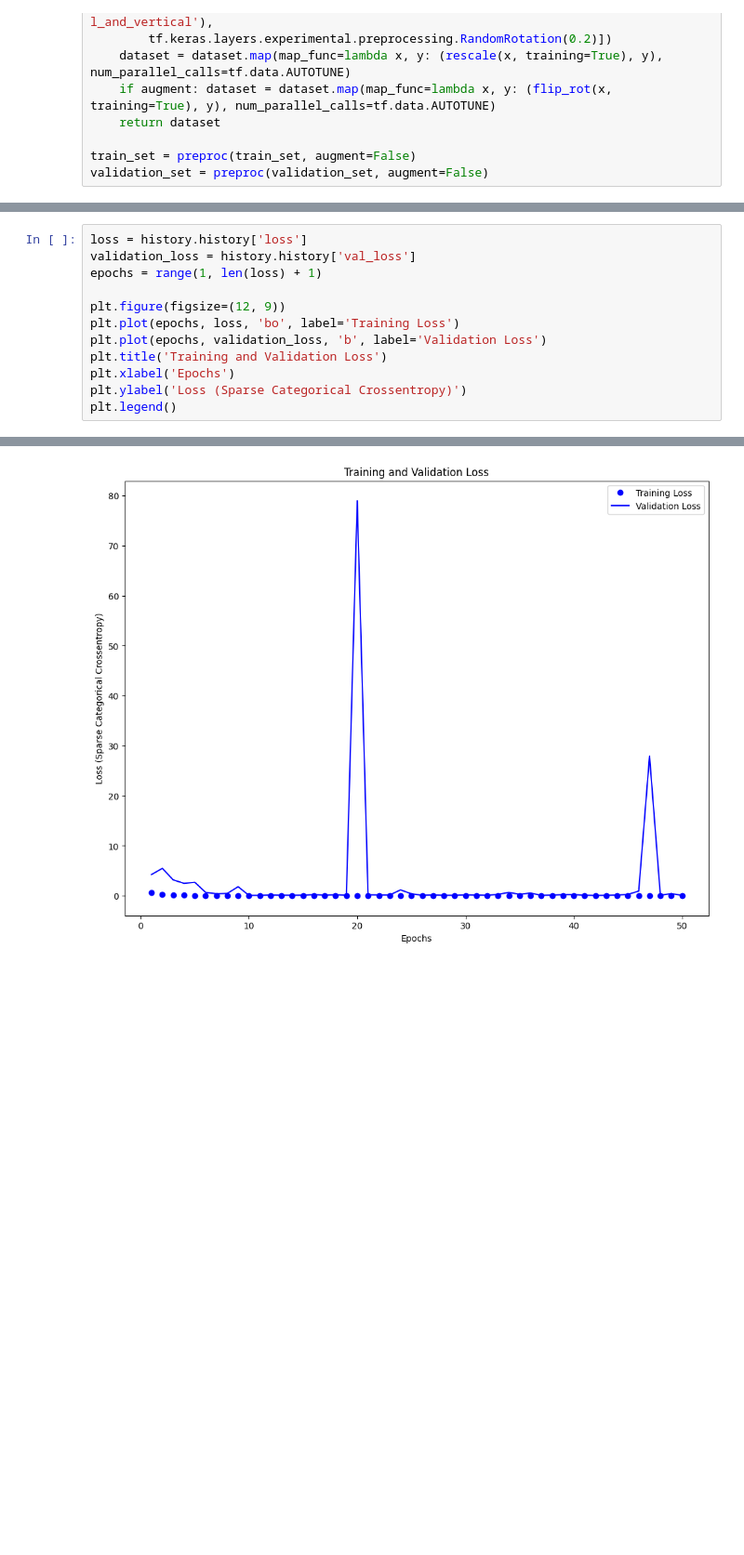
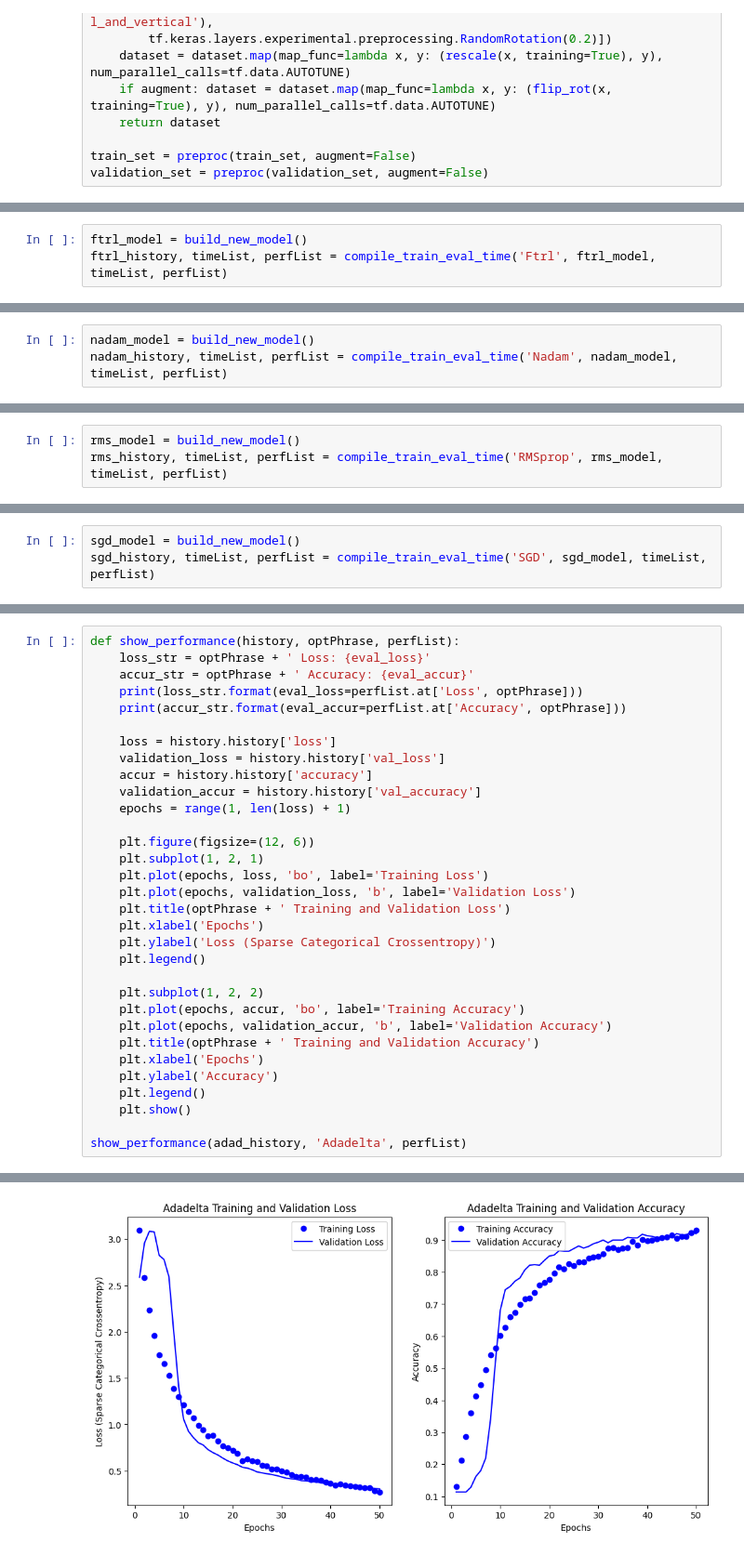
Before and after one commit to bradbrookfield1/Machine-Learning-Spectrogram-CNN-Project, a Jupyter notebook: mnistCNN.ipynb, the cells around one changed output, grey strips where cells are left out. Shown at 93% size. Saved outputs shown, nothing was run; the diff lists cells and outputs as text; blank space fills up the shorter version.

```diff
--- a/mnistCNN.ipynb
+++ b/mnistCNN.ipynb
@@ -190,0 +304,3 @@ Epoch 50/50
+# %%
+ftrl_model = build_new_model()
+ftrl_history, timeList, perfList = compile_train_eval_time('Ftrl', ftrl_model, timeList, perfList)
@@ -190,0 +325,3 @@ Epoch 50/50
+# %%
+nadam_model = build_new_model()
+nadam_history, timeList, perfList = compile_train_eval_time('Nadam', nadam_model, timeList, perfList)
@@ -190,0 +346,3 @@ Epoch 50/50
+# %%
+rms_model = build_new_model()
+rms_history, timeList, perfList = compile_train_eval_time('RMSprop', rms_model, timeList, perfList)
@@ -190,0 +367,3 @@ Epoch 50/50
+# %%
+sgd_model = build_new_model()
+sgd_history, timeList, perfList = compile_train_eval_time('SGD', sgd_model, timeList, perfList)
@@ -191,13 +388,33 @@ Epoch 50/50
 # %%
-loss = history.history['loss']
-validation_loss = history.history['val_loss']
-epochs = range(1, len(loss) + 1)
+def show_performance(history, optPhrase, perfList):
+    loss_str = optPhrase + ' Loss: {eval_loss}'
+    accur_str = optPhrase + ' Accuracy: {eval_accur}'
+    print(loss_str.format(eval_loss=perfList.at['Loss', optPhrase]))
+    print(accur_str.format(eval_accur=perfList.at['Accuracy', optPhrase]))
 
-plt.figure(figsize=(12, 9))
-plt.plot(epochs, loss, 'bo', label='Training Loss')
-plt.plot(epochs, validation_loss, 'b', label='Validation Loss')
-plt.title('Training and Validation Loss')
-plt.xlabel('Epochs')
-plt.ylabel('Loss (Sparse Categorical Crossentropy)')
-plt.legend()
+    loss = history.history['loss']
+    validation_loss = history.history['val_loss']
+    accur = history.history['accuracy']
+    validation_accur = history.history['val_accuracy']
+    epochs = range(1, len(loss) + 1)
+
+    plt.figure(figsize=(12, 6))
+    plt.subplot(1, 2, 1)
+    plt.plot(epochs, loss, 'bo', label='Training Loss')
+    plt.plot(epochs, validation_loss, 'b', label='Validation Loss')
+    plt.title(optPhrase + ' Training and Validation Loss')
+    plt.xlabel('Epochs')
+    plt.ylabel('Loss (Sparse Categorical Crossentropy)')
+    plt.legend()
+
+    plt.subplot(1, 2, 2)
+    plt.plot(epochs, accur, 'bo', label='Training Accuracy')
+    plt.plot(epochs, validation_accur, 'b', label='Validation Accuracy')
+    plt.title(optPhrase + ' Training and Validation Accuracy')
+    plt.xlabel('Epochs')
+    plt.ylabel('Accuracy')
+    plt.legend()
+    plt.show()
+
+show_performance(adad_history, 'Adadelta', perfList)
 # %% [output]
@@ -205 +423 @@ plt.legend()
-[figure, old version]
+[figure, new version]
```
Also changed, not shown: parts of 26 cells of this notebook, 1 other file.
